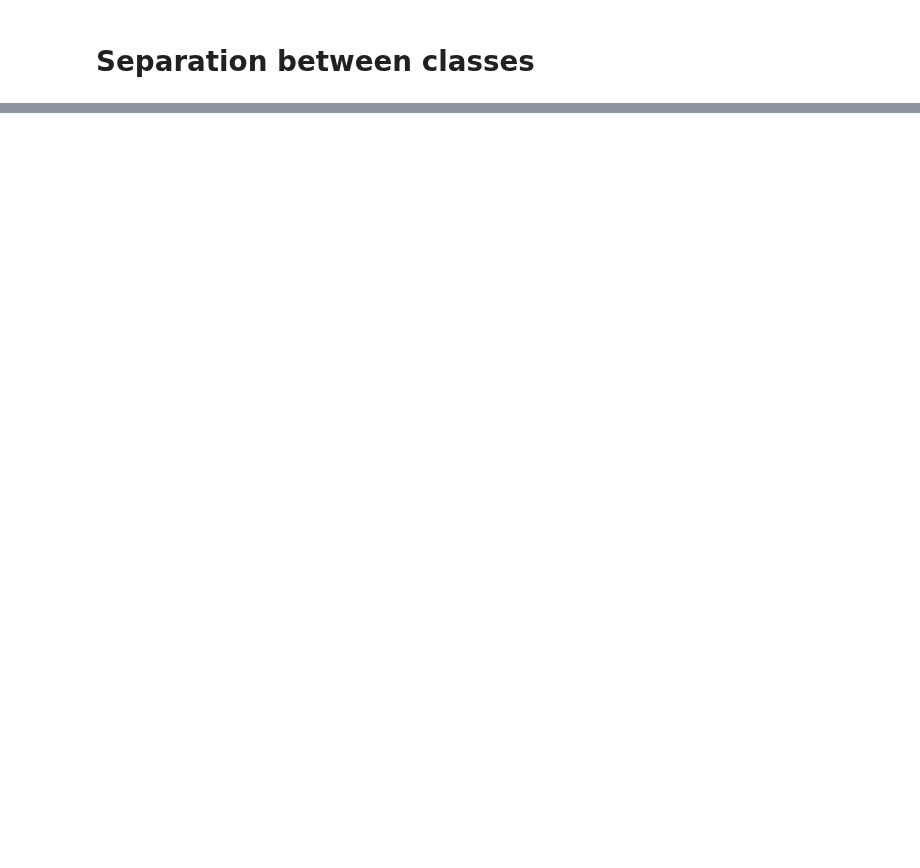
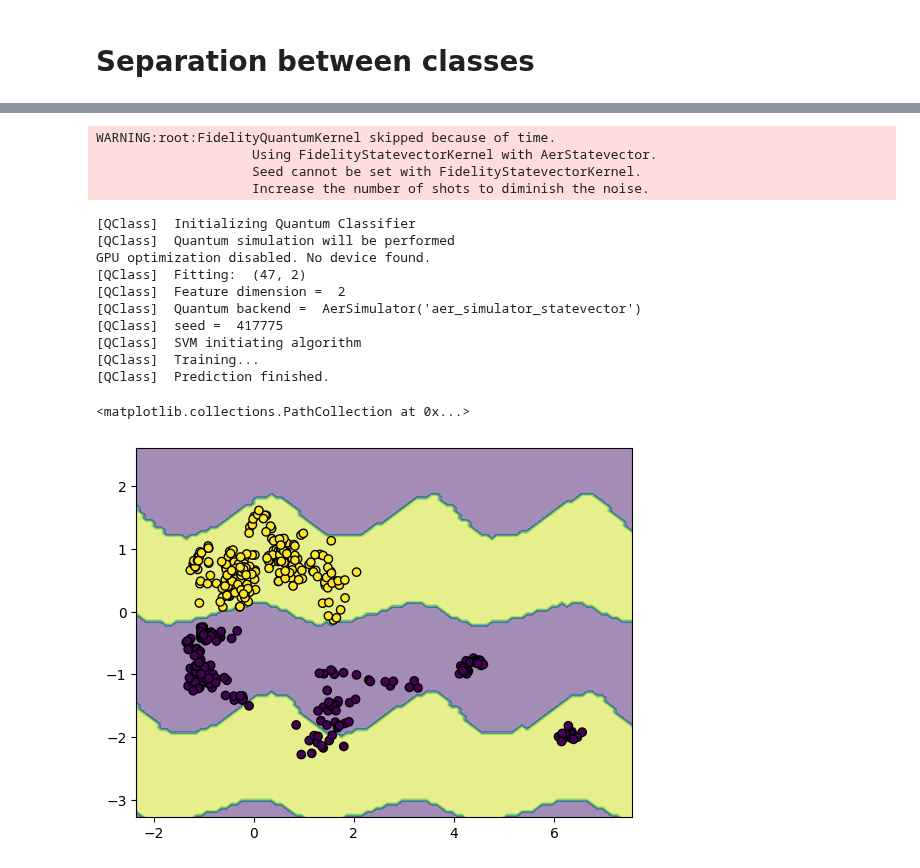
Before and after one commit to jiggychauhi/QC-Gait-Analysis, a Jupyter notebook: notebook_greg.ipynb, the cells around one changed output, grey strips where cells are left out. Cells and saved outputs as stored; diff of their text form; code cells hidden in the pictures; blank space fills up the shorter version.

```diff
--- a/notebook_greg.ipynb
+++ b/notebook_greg.ipynb
@@ -514,3 +521,37 @@ plot_bihist(dists, y_test)
+# %%
+pre_proc = make_pipeline(
+    CSP(nfilter=2, log=False),
+    TangentSpace(metric=metric),
+    PCA(n_components=2),
+)
+X_test_tr = pre_proc.fit(X_train, y_train).transform(X_test)
+X_train_tr = pre_proc.fit(X_train, y_train).transform(X_train)
+estimator = QuanticSVM(gen_feature_map=gen_x_feature_map(reps=2))
+# estimator = svm.SVC()
+estimator.fit(X_train_tr, y_train)
+disp = DecisionBoundaryDisplay.from_estimator(
+    estimator, X_test_tr, response_method="predict",
+    # xlabel="xlabel", ylabel="ylabel",
+    alpha=0.5,
+)
+disp.ax_.scatter(X_test_tr[:, 0], X_test_tr[:, 1], c=y_test, edgecolor="k")
+# %% [output]
+WARNING:root:FidelityQuantumKernel skipped because of time.
+                    Using FidelityStatevectorKernel with AerStatevector.
+                    Seed cannot be set with FidelityStatevectorKernel.
+                    Increase the number of shots to diminish the noise.
+[QClass]  Initializing Quantum Classifier
+[QClass]  Quantum simulation will be performed
+GPU optimization disabled. No device found.
+[QClass]  Fitting:  (47, 2)
+[QClass]  Feature dimension =  2
+[QClass]  Quantum backend =  AerSimulator('aer_simulator_statevector')
+[QClass]  seed =  417775
+[QClass]  SVM initiating algorithm
+[QClass]  Training...
+[QClass]  Prediction finished.
+<matplotlib.collections.PathCollection at 0x...>
+[figure, added]
 # %%
 # Use NCH to get the distances between the classes (distance to convex hull)
 dists = pipe_nch.fit(X_train, y_train).transform(X_test)
```
Also changed, not shown: parts of 9 cells of this notebook.
